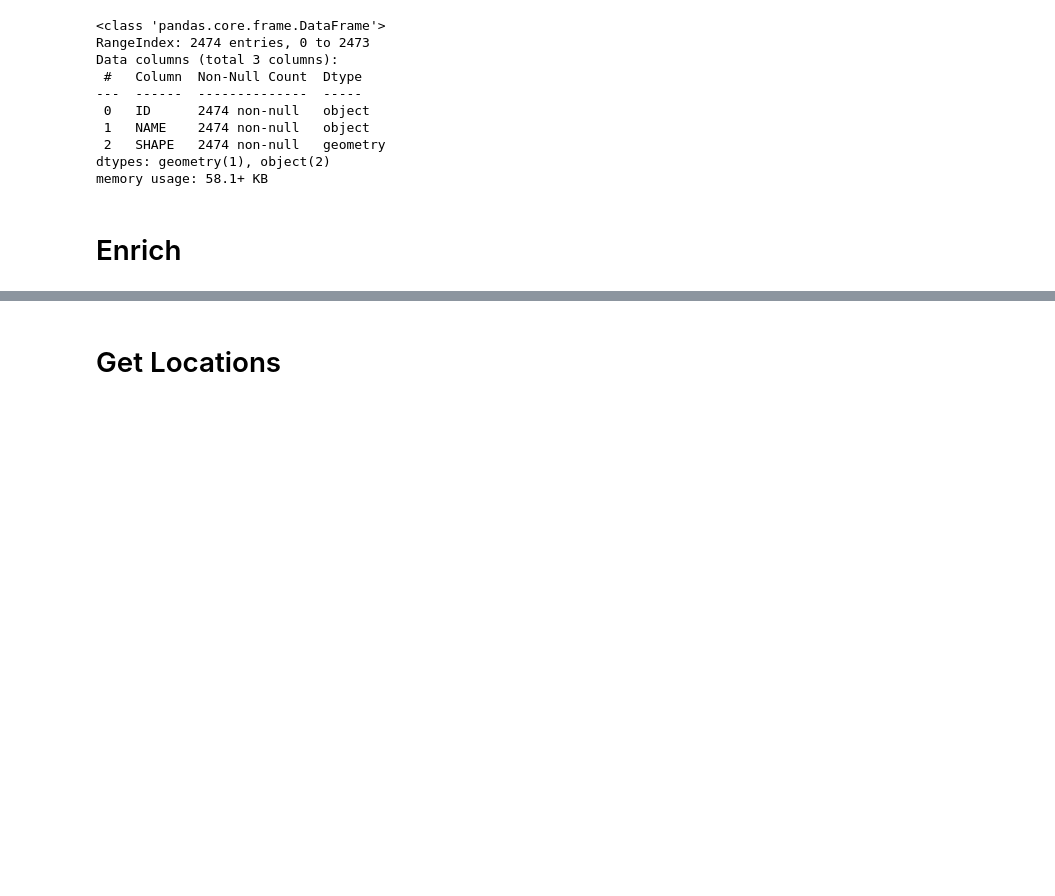
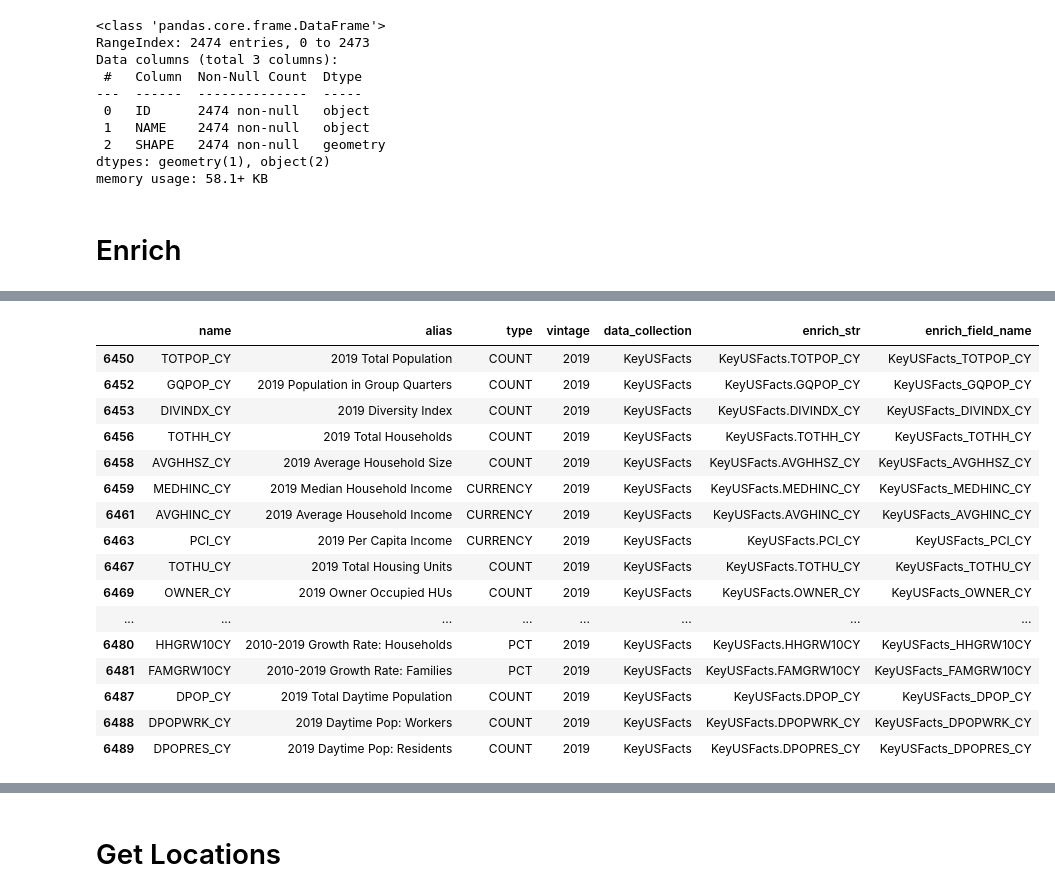
Before and after one commit to knu2xs/demographic-modeling, a Jupyter notebook: notebooks/01-prepare-data.ipynb, the cells around one changed output, grey strips where cells are left out. Saved outputs shown, nothing was run; the diff lists cells and outputs as text; code cells hidden in the pictures; blank space fills up the shorter version.

Commit message:
add enrich variable introspection

```diff
--- a/notebooks/01-prepare-data.ipynb
+++ b/notebooks/01-prepare-data.ipynb
@@ -141,0 +149,21 @@ enrich_vars = ['list', 'of', 'enrich', 'vars']
+# %%
+# frequently I start exploring a solution by using just the Key US Facts - checking which variables this includes is a standard dataframe filtering function
+usa.enrich_variables[(usa.enrich_variables.data_collection == 'KeyUSFacts') & (usa.enrich_variables.vintage == '2019')]
+# %% [output]
+|  | name | alias | type | vintage | data_collection | enrich_str | enrich_field_name |
+| 6450 | TOTPOP_CY | 2019 Total Population | COUNT | 2019 | KeyUSFacts | KeyUSFacts.TOTPOP_CY | KeyUSFacts_TOTPOP_CY |
+| 6452 | GQPOP_CY | 2019 Population in Group Quarters | COUNT | 2019 | KeyUSFacts | KeyUSFacts.GQPOP_CY | KeyUSFacts_GQPOP_CY |
+| 6453 | DIVINDX_CY | 2019 Diversity Index | COUNT | 2019 | KeyUSFacts | KeyUSFacts.DIVINDX_CY | KeyUSFacts_DIVINDX_CY |
+| 6456 | TOTHH_CY | 2019 Total Households | COUNT | 2019 | KeyUSFacts | KeyUSFacts.TOTHH_CY | KeyUSFacts_TOTHH_CY |
+| 6458 | AVGHHSZ_CY | 2019 Average Household Size | COUNT | 2019 | KeyUSFacts | KeyUSFacts.AVGHHSZ_CY | KeyUSFacts_AVGHHSZ_CY |
+| 6459 | MEDHINC_CY | 2019 Median Household Income | CURRENCY | 2019 | KeyUSFacts | KeyUSFacts.MEDHINC_CY | KeyUSFacts_MEDHINC_CY |
+| 6461 | AVGHINC_CY | 2019 Average Household Income | CURRENCY | 2019 | KeyUSFacts | KeyUSFacts.AVGHINC_CY | KeyUSFacts_AVGHINC_CY |
+| 6463 | PCI_CY | 2019 Per Capita Income | CURRENCY | 2019 | KeyUSFacts | KeyUSFacts.PCI_CY | KeyUSFacts_PCI_CY |
+| 6467 | TOTHU_CY | 2019 Total Housing Units | COUNT | 2019 | KeyUSFacts | KeyUSFacts.TOTHU_CY | KeyUSFacts_TOTHU_CY |
+| 6469 | OWNER_CY | 2019 Owner Occupied HUs | COUNT | 2019 | KeyUSFacts | KeyUSFacts.OWNER_CY | KeyUSFacts_OWNER_CY |
+| ... | ... | ... | ... | ... | ... | ... | ... |
+| 6480 | HHGRW10CY | 2010-2019 Growth Rate: Households | PCT | 2019 | KeyUSFacts | KeyUSFacts.HHGRW10CY | KeyUSFacts_HHGRW10CY |
+| 6481 | FAMGRW10CY | 2010-2019 Growth Rate: Families | PCT | 2019 | KeyUSFacts | KeyUSFacts.FAMGRW10CY | KeyUSFacts_FAMGRW10CY |
+| 6487 | DPOP_CY | 2019 Total Daytime Population | COUNT | 2019 | KeyUSFacts | KeyUSFacts.DPOP_CY | KeyUSFacts_DPOP_CY |
+| 6488 | DPOPWRK_CY | 2019 Daytime Pop: Workers | COUNT | 2019 | KeyUSFacts | KeyUSFacts.DPOPWRK_CY | KeyUSFacts_DPOPWRK_CY |
+| 6489 | DPOPRES_CY | 2019 Daytime Pop: Residents | COUNT | 2019 | KeyUSFacts | KeyUSFacts.DPOPRES_CY | KeyUSFacts_DPOPRES_CY |
```
Also changed, not shown: parts of 4 cells of this notebook, 4 other files.
